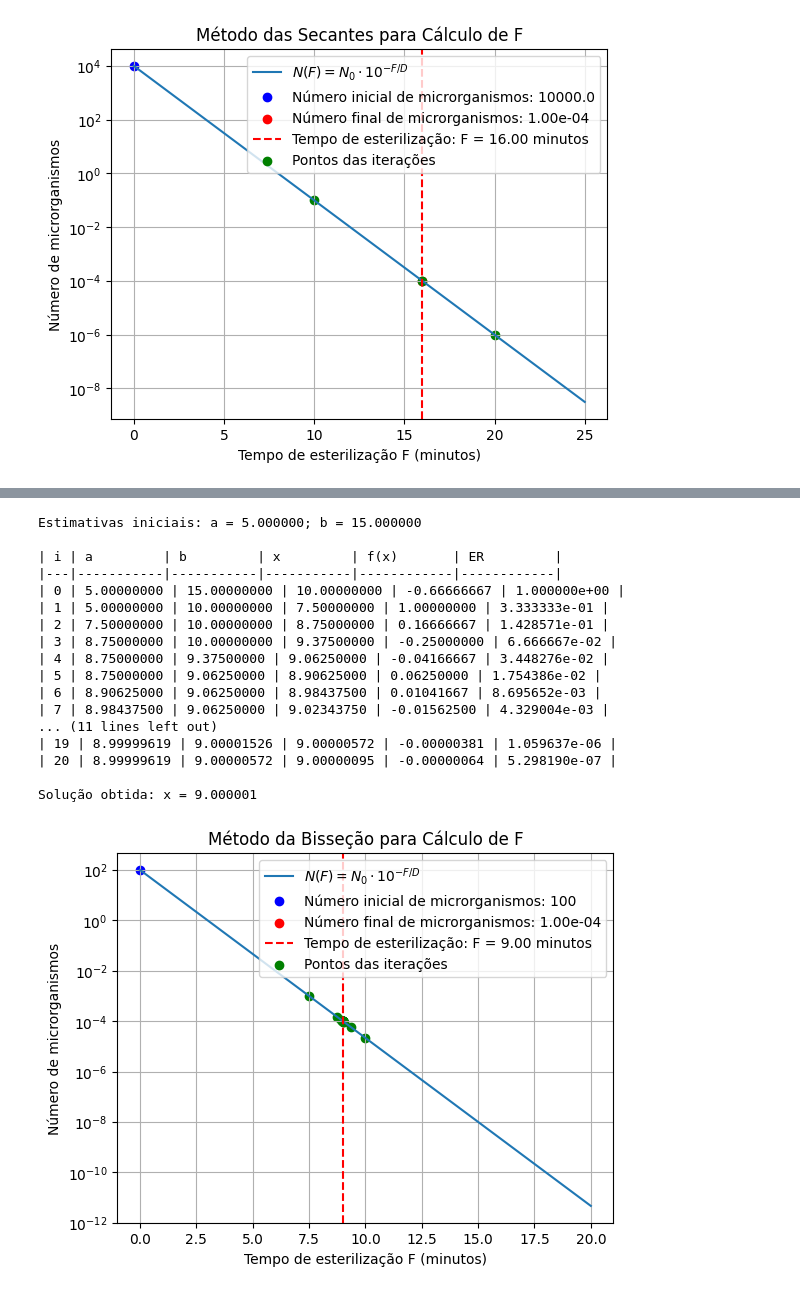
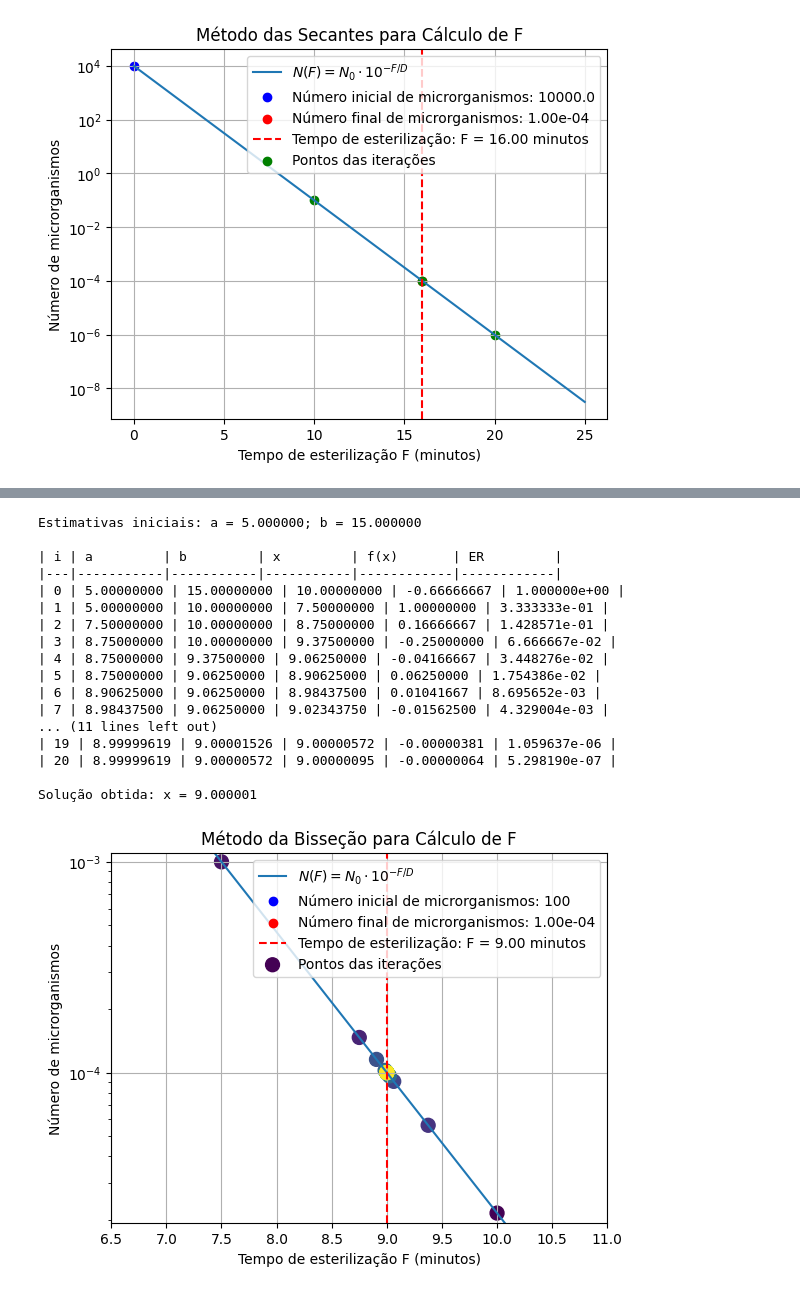
Before and after one commit to artelias/template-apresentacao, a Jupyter notebook: Atividade_1_de_Calculo_numérico.ipynb, the cells around one changed output, grey strips where cells are left out. Drawn from its saved outputs; the diff is of its cells as text; code cells hidden in the pictures.

```diff
--- a/Atividade_1_de_Calculo_numérico.ipynb
+++ b/Atividade_1_de_Calculo_numérico.ipynb
@@ -286,33 +272,41 @@ N_values_plot = numero_microrganismos(F_values_plot, D, N0)
 
 plt.plot(F_values_plot, N_values_plot, label=r"$N(F) = N_0 \cdot 10^{-F/D}$")
 plt.scatter(0, N0, color='blue', label=f"Número inicial de microrganismos: {N0}")
 plt.scatter(F, N, color='red', label=f"Número final de microrganismos: {N:.2e}")
 plt.axvline(F, color='red', linestyle='--', label=f"Tempo de esterilização: F = {F:.2f} minutos")
-plt.scatter(x_values, numero_microrganismos(np.array(x_values), D, N0), color='green', label="Pontos das iterações")
+
+colors = plt.cm.viridis(np.linspace(0, 1, len(x_values)))
+plt.scatter(x_values, numero_microrganismos(np.array(x_values), D, N0), c=colors, label="Pontos das iterações", s=100)
+
+plt.legend()
+
+plt.gca()
 
 plt.xlabel("Tempo de esterilização F (minutos)")
 plt.ylabel("Número de microrganismos")
 plt.title("Método da Bisseção para Cálculo de F")
-plt.legend()
 plt.grid()
 plt.yscale('log')
+plt.xlim(min(x_values) - 1, max(x_values) + 1)
+plt.ylim(min(numero_microrganismos(np.array(x_values), D, N0)) * 0.9, max(numero_microrganismos(np.array(x_values), D, N0)) * 1.1)
+
 plt.show()
 # %% [output]
 Estimativas iniciais: a = 5.000000; b = 15.000000
 
 | i | a         | b         | x         | f(x)       | ER         |
 |---|-----------|-----------|-----------|------------|------------|
 | 0 | 5.00000000 | 15.00000000 | 10.00000000 | -0.66666667 | 1.000000e+00 |
 | 1 | 5.00000000 | 10.00000000 | 7.50000000 | 1.00000000 | 3.333333e-01 |
 | 2 | 7.50000000 | 10.00000000 | 8.75000000 | 0.16666667 | 1.428571e-01 |
 | 3 | 8.75000000 | 10.00000000 | 9.37500000 | -0.25000000 | 6.666667e-02 |
 | 4 | 8.75000000 | 9.37500000 | 9.06250000 | -0.04166667 | 3.448276e-02 |
 | 5 | 8.75000000 | 9.06250000 | 8.90625000 | 0.06250000 | 1.754386e-02 |
 | 6 | 8.90625000 | 9.06250000 | 8.98437500 | 0.01041667 | 8.695652e-03 |
 | 7 | 8.98437500 | 9.06250000 | 9.02343750 | -0.01562500 | 4.329004e-03 |
 ... (11 lines left out)
 | 19 | 8.99999619 | 9.00001526 | 9.00000572 | -0.00000381 | 1.059637e-06 |
 | 20 | 8.99999619 | 9.00000572 | 9.00000095 | -0.00000064 | 5.298190e-07 |
 
 Solução obtida: x = 9.000001
-[figure, old version]
+[figure, new version]
```
Also changed, not shown: parts of 4 cells of this notebook.
